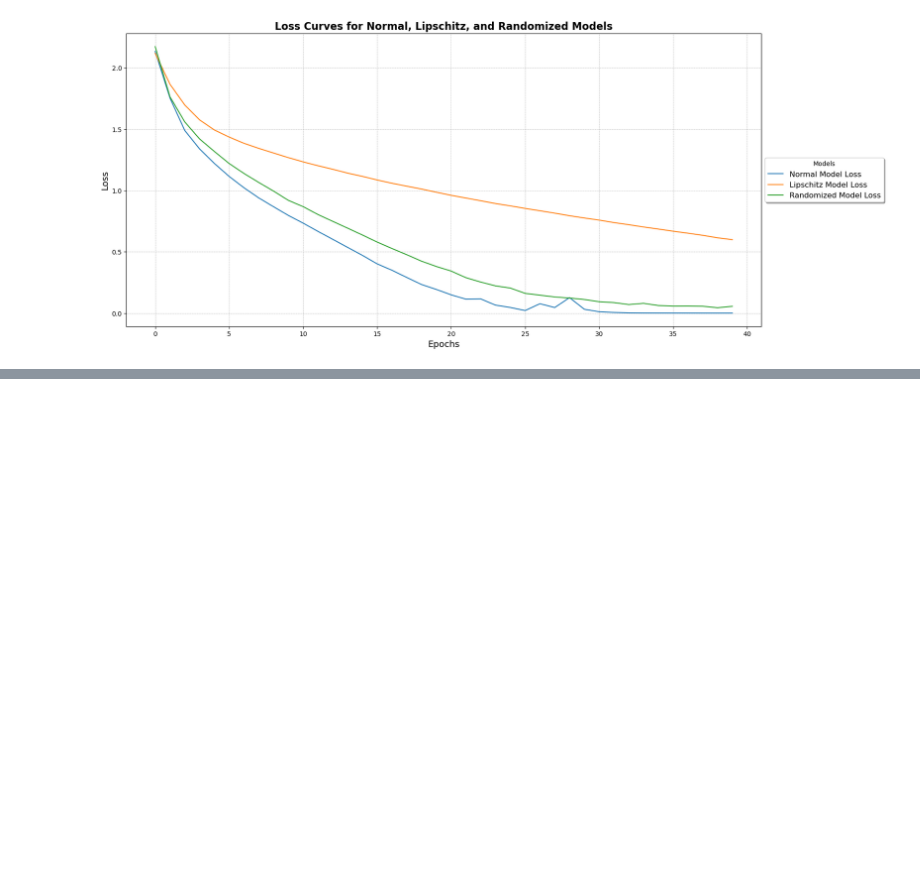
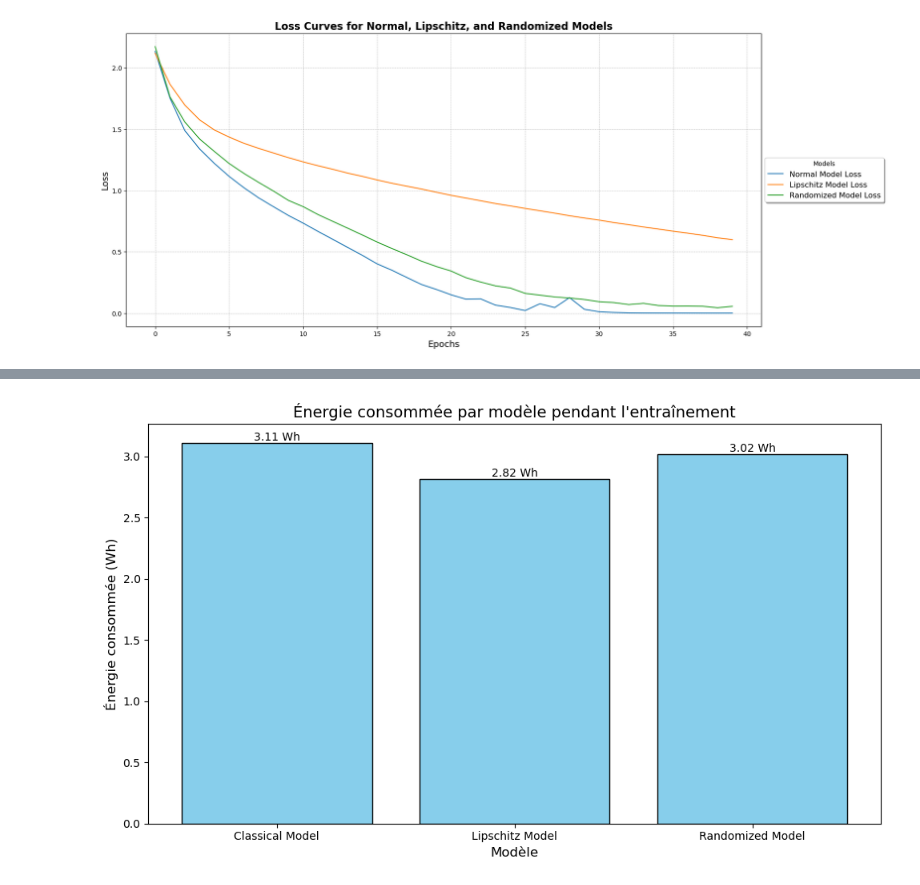
Before and after one commit to Choup522/IAProject, a Jupyter notebook: DisplayResults.ipynb, the cells around one changed output, grey strips where cells are left out. Cells and saved outputs as stored; diff of their text form; code cells hidden in the pictures; blank space fills up the shorter version.

```diff
--- a/DisplayResults.ipynb
+++ b/DisplayResults.ipynb
@@ -815,0 +1095,45 @@ plot_model_losses(classic_data['normal'], lipschitz_data['normal'], randomized_d
+# %%
+# Données des temps d'entraînement (en secondes)
+execution_times = {
+    "Classical Model": 329.0097990036011,  # Modèle classique
+    "Lipschitz Model": 298.2239842414856,  # Modèle Lipschitz
+    "Randomized Model": 319.4754388332367  # Modèle Randomisé
+}
+
+# Consommation énergétique moyenne (en watts)
+power_consumption_watts = 34
+
+# Calcul de l'énergie consommée pour chaque modèle
+energy_consumed = {model: (time / 3600) * power_consumption_watts for model, time in execution_times.items()}
+
+# Création d'un DataFrame pour affichage
+df_energy = pd.DataFrame({
+    "Model": energy_consumed.keys(),
+    "Execution Time (s)": execution_times.values(),
+    "Energy Consumed (Wh)": energy_consumed.values()
+})
+
+# Configuration des données pour le graphique
+models = df_energy["Model"]
+execution_times = df_energy["Execution Time (s)"]
+energy_consumed = df_energy["Energy Consumed (Wh)"]
+
+# Création du graphique à barres
+plt.figure(figsize=(10, 6))
+bars = plt.bar(models, energy_consumed, color="skyblue", edgecolor="black")
+
+# Ajout des annotations (valeurs exactes)
+for bar in bars:
+    height = bar.get_height()
+    plt.text(bar.get_x() + bar.get_width() / 2.0, height, f"{height:.2f} Wh", ha="center", va="bottom", fontsize=10)
+
+# Titres et légendes
+plt.title("Énergie consommée par modèle pendant l'entraînement", fontsize=14)
+plt.ylabel("Énergie consommée (Wh)", fontsize=12)
+plt.xlabel("Modèle", fontsize=12)
+plt.tight_layout()
+
+# Affichage du graphique
+plt.show()
+# %% [output]
+[figure, added]
```
Also changed, not shown: parts of 6 cells of this notebook, 1 other file.
